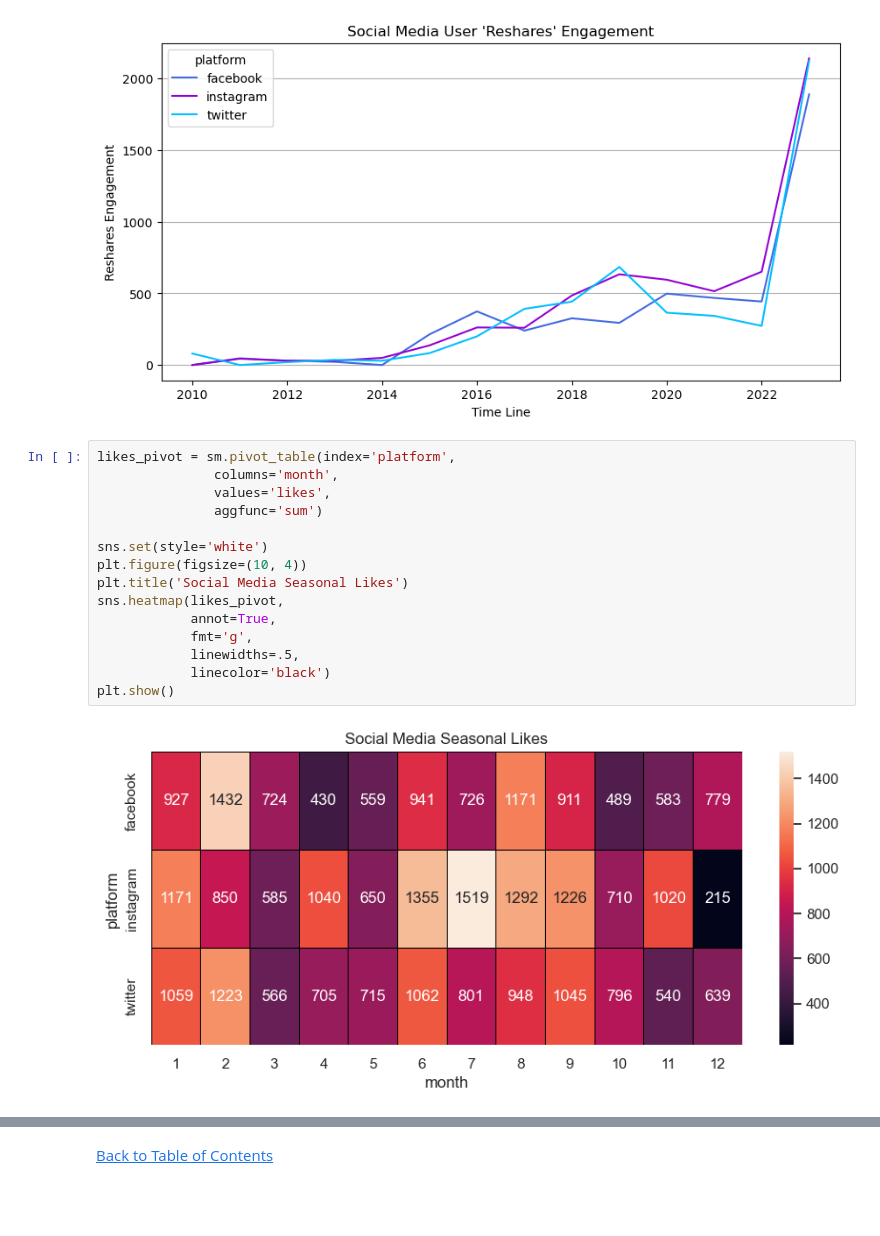
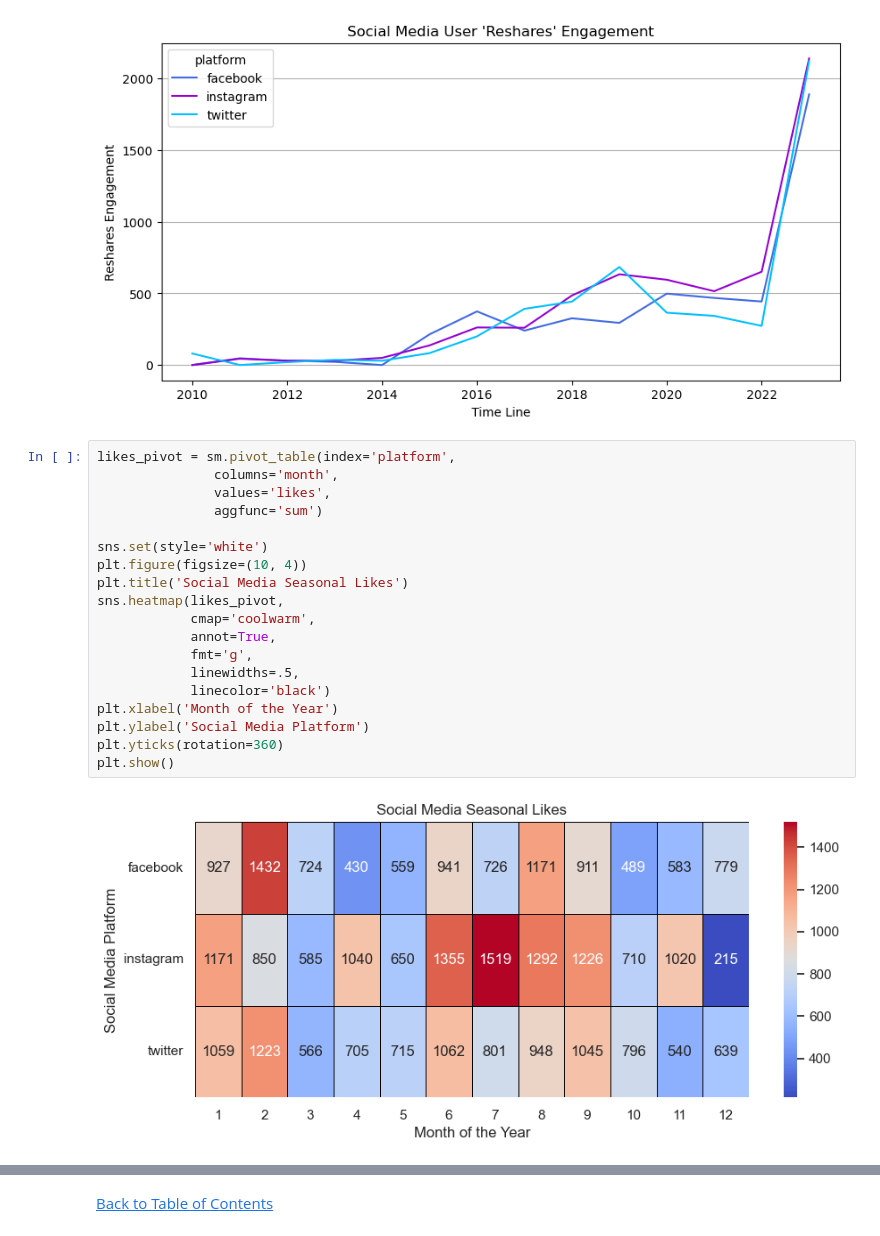
Before and after one commit to jasondo-da/Social_Media_Analysis, a Jupyter notebook: social_media_sentiments_analysis.ipynb, the cells around one changed output, grey strips where cells are left out. Saved outputs shown, nothing was run; the diff lists cells and outputs as text; blank space fills up the shorter version.

Commit message:
Add files via upload
project intro, reordering charts, updating charts

```diff
--- a/social_media_sentiments_analysis.ipynb
+++ b/social_media_sentiments_analysis.ipynb
@@ -863,20 +881,24 @@ plt.show()
 # %%
 likes_pivot = sm.pivot_table(index='platform',
                columns='month',
                values='likes',
                aggfunc='sum')
 
 sns.set(style='white')
 plt.figure(figsize=(10, 4))
 plt.title('Social Media Seasonal Likes')
 sns.heatmap(likes_pivot,
+            cmap='coolwarm',
             annot=True,
             fmt='g',
             linewidths=.5,
             linecolor='black')
+plt.xlabel('Month of the Year')
+plt.ylabel('Social Media Platform')
+plt.yticks(rotation=360)
 plt.show()
 # %% [output]
-[figure, old version]
+[figure, new version]
 # %%
 reshared_pivot = sm.pivot_table(index='platform',
                columns='month',
```
Also changed, not shown: parts of 49 cells of this notebook.
